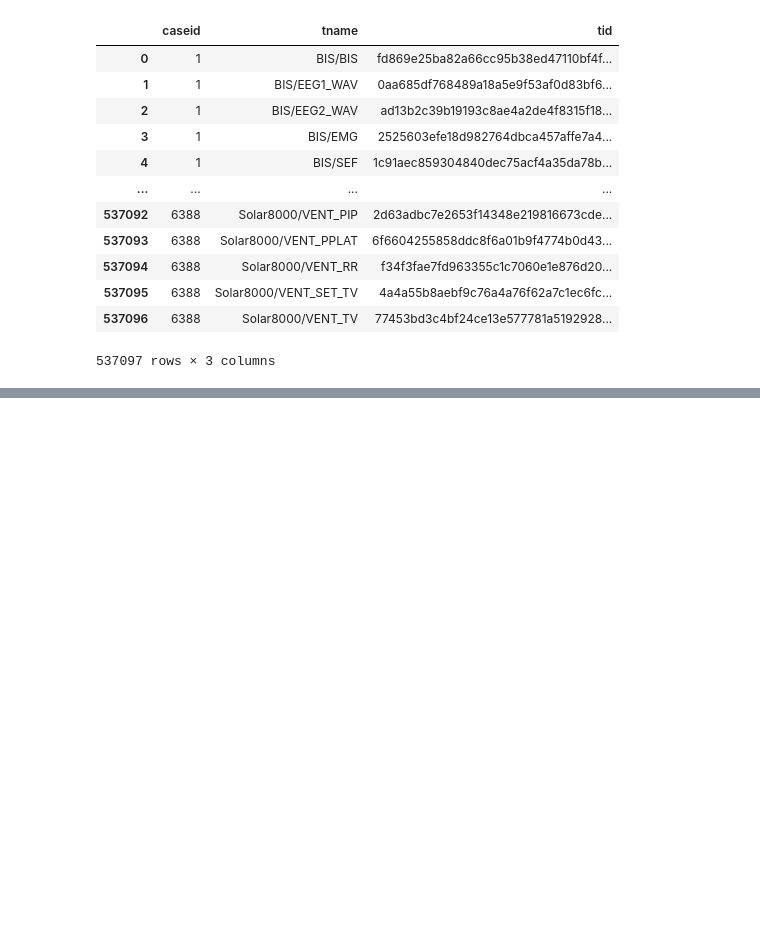
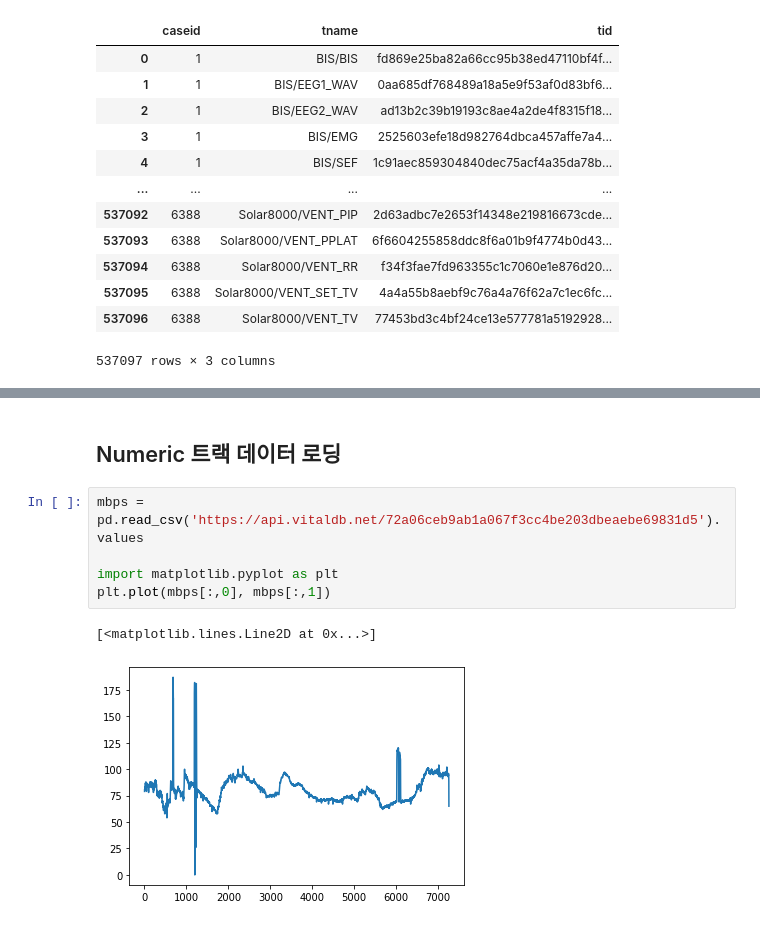
Before and after one commit to vitaldb/pyvital, a Jupyter notebook: vitaldb.ipynb, the cells around one changed output, grey strips where cells are left out. Cells and saved outputs as stored; diff of their text form; blank space fills up the shorter version.

```diff
--- a/vitaldb.ipynb
+++ b/vitaldb.ipynb
@@ -47,0 +82,10 @@ df_trks
+# %% [markdown]
+## Numeric 트랙 데이터 로딩
+# %%
+mbps = pd.read_csv('https://api.vitaldb.net/72a06ceb9ab1a067f3cc4be203dbeaebe69831d5').values
+
+import matplotlib.pyplot as plt
+plt.plot(mbps[:,0], mbps[:,1])
+# %% [output]
+[<matplotlib.lines.Line2D at 0x...>]
+[figure, added]
```
Also changed, not shown: parts of 9 cells of this notebook.
